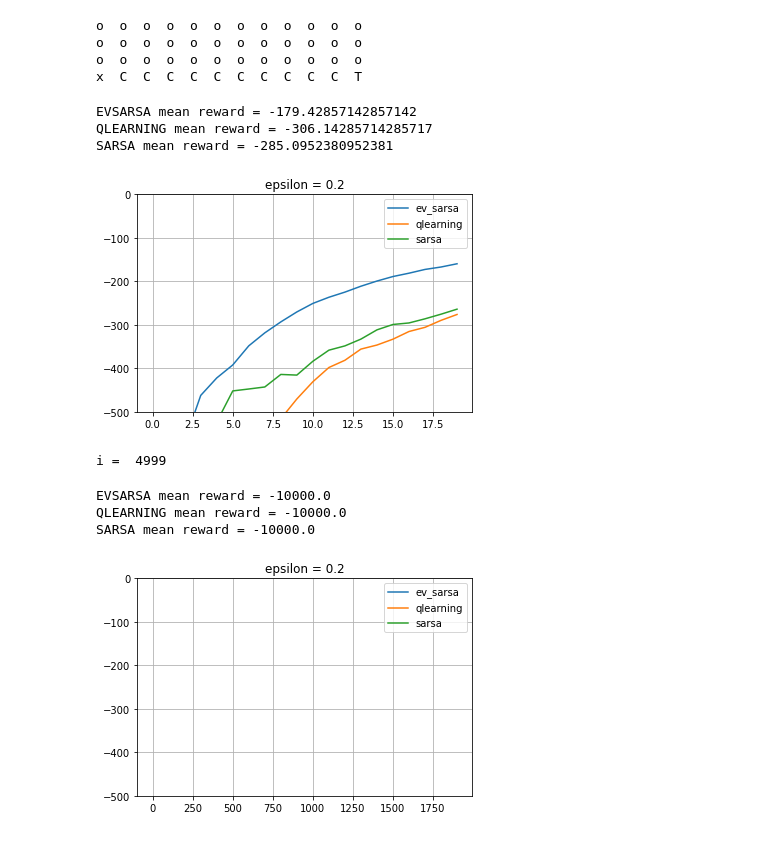
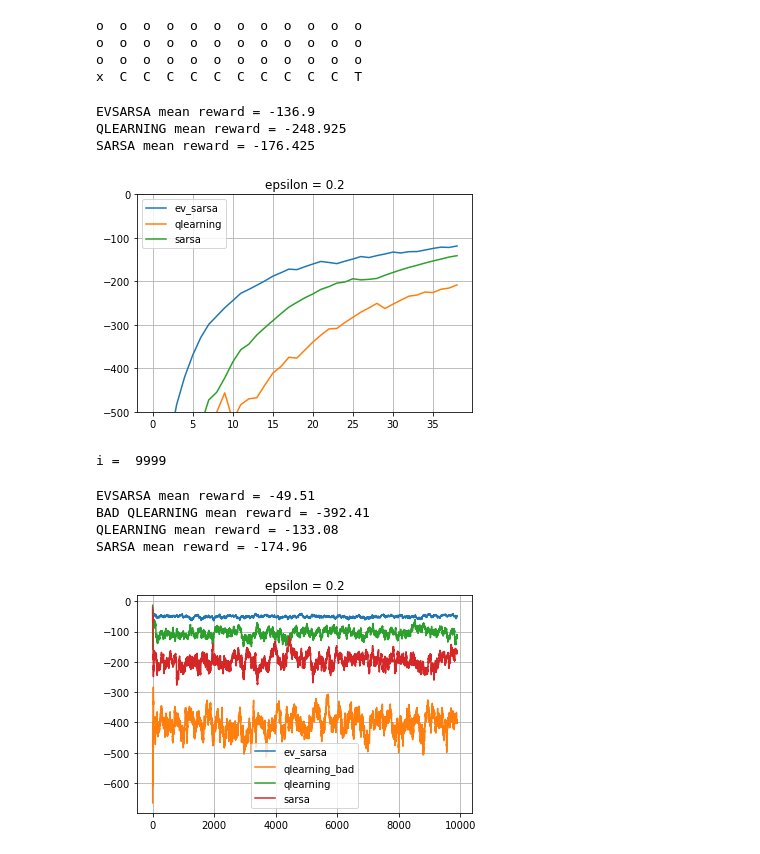
Before and after one commit to JimmyWellC/Practical_RL, a Jupyter notebook: week3_model_free/off-policy test.ipynb, the cells around one changed output. Drawn from its saved outputs; the diff is of its cells as text; code cells hidden in the pictures.

```diff
--- a/week3_model_free/off-policy test.ipynb
+++ b/week3_model_free/off-policy test.ipynb
@@ -305,24 +305,24 @@ for i in range(40):
 
     # Note: agent.epsilon stays constant
 
-    if i % 20 == 0:
-        clear_output(True)
-        print('EVSARSA mean reward =', np.mean(rewards_sarsa[-100:]))
-        print('QLEARNING mean reward =', np.mean(rewards_ql[-100:]))
-        print('SARSA mean reward =', np.mean(rewards_sarsa_p[-100:]))
-        plt.title("epsilon = %s" % agent_ql.epsilon)
-        plt.plot(moving_average(rewards_sarsa)[1:], label='ev_sarsa')
-        plt.plot(moving_average(rewards_ql)[1:], label='qlearning')
-        plt.plot(moving_average(rewards_sarsa_p)[1:], label='sarsa')
-        plt.grid()
-        plt.legend()
-        plt.ylim(-500, 0)
-        plt.show()
+    # if i % 20 == 0:
+    clear_output(True)
+    print('EVSARSA mean reward =', np.mean(rewards_sarsa[-100:]))
+    print('QLEARNING mean reward =', np.mean(rewards_ql[-100:]))
+    print('SARSA mean reward =', np.mean(rewards_sarsa_p[-100:]))
+    plt.title("epsilon = %s" % agent_ql.epsilon)
+    plt.plot(moving_average(rewards_sarsa)[1:], label='ev_sarsa')
+    plt.plot(moving_average(rewards_ql)[1:], label='qlearning')
+    plt.plot(moving_average(rewards_sarsa_p)[1:], label='sarsa')
+    plt.grid()
+    plt.legend()
+    plt.ylim(-500, 0)
+    plt.show()
 # %% [output]
-EVSARSA mean reward = -179.42857142857142
-QLEARNING mean reward = -306.14285714285717
-SARSA mean reward = -285.0952380952381
+EVSARSA mean reward = -136.9
+QLEARNING mean reward = -248.925
+SARSA mean reward = -176.425
-[figure, old version]
+[figure, new version]
 # %%
 def play_and_train_off(env, agent, t_max=10**4):
     """This function should
@@ -333,7 +333,7 @@ def play_and_train_off(env, agent, t_max=10**4):
     s = env.reset()
 
     for t in range(t_max):
-        a = agent_ql.get_best_action(s)
+        a = agent_ql.get_action(s)
 
         next_s, r, done, _ = env.step(a)
         agent.update(s, a, r, next_s)
@@ -352,11 +352,11 @@ def play_and_train_sarsa_off(env, agent, t_max=10**4):
     - return total reward"""
     total_reward = 0.0
     s = env.reset()
-    a = agent_ql.get_best_action(s)
+    a = agent_ql.get_action(s)
 
     for t in range(t_max):
         next_s, r, done, _ = env.step(a)
-        next_a = agent_ql.get_best_action(next_s)
+        next_a = agent_ql.get_action(next_s)
 
         agent.update(s, a, r, next_s, next_a)
 
@@ -368,7 +368,7 @@ def play_and_train_sarsa_off(env, agent, t_max=10**4):
 
     return total_reward
 # %%
-def play(env, agent, t_max=10**4):
+def play(env, agent, t_max=1000):
     """This function should
     - run a full game, actions given by agent.getAction(s)
     - train agent using agent.update(...) whenever possible
@@ -377,7 +377,7 @@ def play(env, agent, t_max=10**4):
     s = env.reset()
 
     for t in range(t_max):
-        a = agent.get_best_action(s)
+        a = agent.get_action(s)
 
         next_s, r, done, _ = env.step(a)
 
@@ -397,45 +397,49 @@ agent_ql_off = QLearningAgent(alpha=0.25, epsilon=0.2, discount=0.99,
 agent_sarsa_p = SarsaAgent(alpha=0.25, epsilon=0.2, discount=0.99,
                           get_legal_actions=lambda s: range(n_actions))
 # %%
-for i in range(5000):
-    rewards_sarsa.append(play_and_train_off(env, agent_sarsa))
-    rewards_ql.append(play_and_train_off(env, agent_ql_off))
-    rewards_sarsa_p.append(play_and_train_sarsa_off(env, agent_sarsa_p))
+for i in range(10000):
+    play_and_train_off(env, agent_sarsa)
+    play_and_train_off(env, agent_ql_off)
+    play_and_train_sarsa_off(env, agent_sarsa_p)
     clear_output(True)
     print('i = ', i)
 # %% [output]
-i =  4999
+i =  9999
 # %%
 from IPython.display import clear_output
 import pandas as pd
 
 def moving_average(x, span=100):
     return pd.DataFrame({'x': np.asarray(x)}).x.ewm(span=span).mean().values
 
-rewards_sarsa, rewards_ql, rewards_sarsa_p = [], [], []
+rewards_sarsa, rewards_ql_bad, rewards_ql, rewards_sarsa_p = [], [], [], []
 
-for i in range(5000):
+for i in range(10000):
     rewards_sarsa.append(play(env, agent_sarsa))
+    rewards_ql_bad.append(play(env, agent_ql))
     rewards_ql.append(play(env, agent_ql_off))
     rewards_sarsa_p.append(play(env, agent_sarsa_p))
 
     # Note: agent.epsilon stays constant
 
     if i % 100 == 0:
         clear_output(True)
         print('EVSARSA mean reward =', np.mean(rewards_sarsa[-100:]))
+        print('BAD QLEARNING mean reward =', np.mean(rewards_ql_bad[-100:]))
         print('QLEARNING mean reward =', np.mean(rewards_ql[-100:]))
         print('SARSA mean reward =', np.mean(rewards_sarsa_p[-100:]))
         plt.title("epsilon = %s" % agent_ql.epsilon)
         plt.plot(moving_average(rewards_sarsa), label='ev_sarsa')
+        plt.plot(moving_average(rewards_ql_bad), label='qlearning_bad')
         plt.plot(moving_average(rewards_ql), label='qlearning')
         plt.plot(moving_average(rewards_sarsa_p), label='sarsa')
         plt.grid()
         plt.legend()
-        plt.ylim(-500, 0)
+        # plt.ylim(-500, 0)
         plt.show()
 # %% [output]
-EVSARSA mean reward = -10000.0
-QLEARNING mean reward = -10000.0
-SARSA mean reward = -10000.0
+EVSARSA mean reward = -49.51
+BAD QLEARNING mean reward = -392.41
+QLEARNING mean reward = -133.08
+SARSA mean reward = -174.96
-[figure, old version]
+[figure, new version]
```
Also changed, not shown: parts of 4 cells of this notebook.
